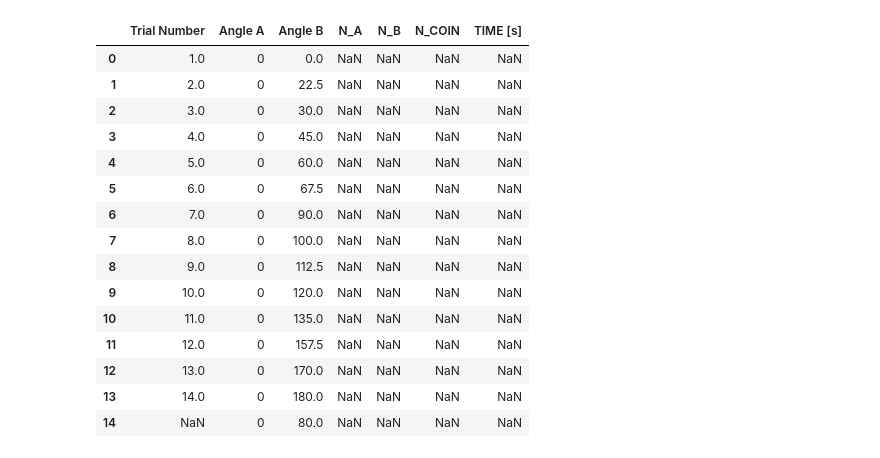
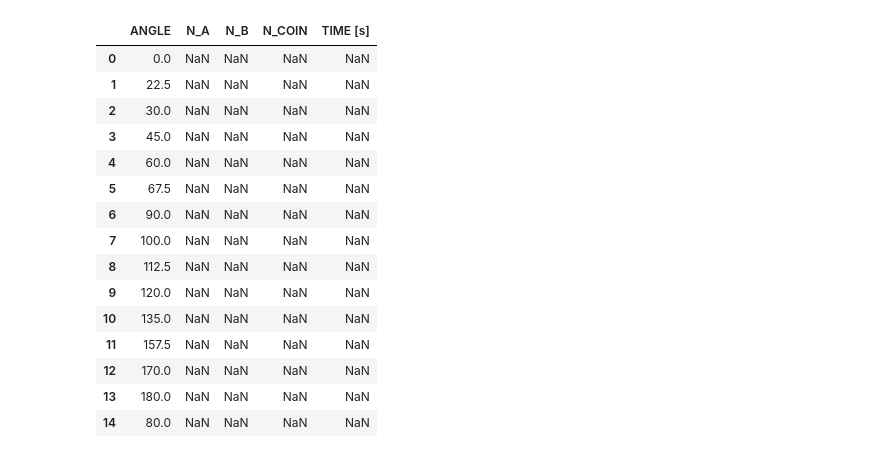
Before and after one commit to andres-luengo/alden-andres-max-most-dangerous-4450-trio, a Jupyter notebook: pol_cor_fit.ipynb, the cells around one changed output. Cells and saved outputs as stored; diff of their text form; code cells hidden in the pictures.

```diff
--- a/pol_cor_fit.ipynb
+++ b/pol_cor_fit.ipynb
@@ -6,23 +6,27 @@ from emcee import EnsembleSampler
 
 import matplotlib.pyplot as plt
 # %%
-#read in data
-df = pd.read_csv("polarizer_correlation.csv")
+#read in data, fix columns
+df = (pd.read_csv("polarizer_correlation.csv")
+      .drop(columns=['Trial Number', 'Angle A'])
+      .rename(columns={
+          "Angle B": "ANGLE",
+      }))
 df
 # %% [output]
-|  | Trial Number | Angle A | Angle B | N_A | N_B | N_COIN | TIME [s] |
-| 0 | 1.0 | 0 | 0.0 | NaN | NaN | NaN | NaN |
-| 1 | 2.0 | 0 | 22.5 | NaN | NaN | NaN | NaN |
-| 2 | 3.0 | 0 | 30.0 | NaN | NaN | NaN | NaN |
-| 3 | 4.0 | 0 | 45.0 | NaN | NaN | NaN | NaN |
-| 4 | 5.0 | 0 | 60.0 | NaN | NaN | NaN | NaN |
-| 5 | 6.0 | 0 | 67.5 | NaN | NaN | NaN | NaN |
-| 6 | 7.0 | 0 | 90.0 | NaN | NaN | NaN | NaN |
-| 7 | 8.0 | 0 | 100.0 | NaN | NaN | NaN | NaN |
-| 8 | 9.0 | 0 | 112.5 | NaN | NaN | NaN | NaN |
-| 9 | 10.0 | 0 | 120.0 | NaN | NaN | NaN | NaN |
-| 10 | 11.0 | 0 | 135.0 | NaN | NaN | NaN | NaN |
-| 11 | 12.0 | 0 | 157.5 | NaN | NaN | NaN | NaN |
-| 12 | 13.0 | 0 | 170.0 | NaN | NaN | NaN | NaN |
-| 13 | 14.0 | 0 | 180.0 | NaN | NaN | NaN | NaN |
-| 14 | NaN | 0 | 80.0 | NaN | NaN | NaN | NaN |
+|  | ANGLE | N_A | N_B | N_COIN | TIME [s] |
+| 0 | 0.0 | NaN | NaN | NaN | NaN |
+| 1 | 22.5 | NaN | NaN | NaN | NaN |
+| 2 | 30.0 | NaN | NaN | NaN | NaN |
+| 3 | 45.0 | NaN | NaN | NaN | NaN |
+| 4 | 60.0 | NaN | NaN | NaN | NaN |
+| 5 | 67.5 | NaN | NaN | NaN | NaN |
+| 6 | 90.0 | NaN | NaN | NaN | NaN |
+| 7 | 100.0 | NaN | NaN | NaN | NaN |
+| 8 | 112.5 | NaN | NaN | NaN | NaN |
+| 9 | 120.0 | NaN | NaN | NaN | NaN |
+| 10 | 135.0 | NaN | NaN | NaN | NaN |
+| 11 | 157.5 | NaN | NaN | NaN | NaN |
+| 12 | 170.0 | NaN | NaN | NaN | NaN |
+| 13 | 180.0 | NaN | NaN | NaN | NaN |
+| 14 | 80.0 | NaN | NaN | NaN | NaN |
```
Also changed, not shown: parts of 8 cells of this notebook, 1 other file.
